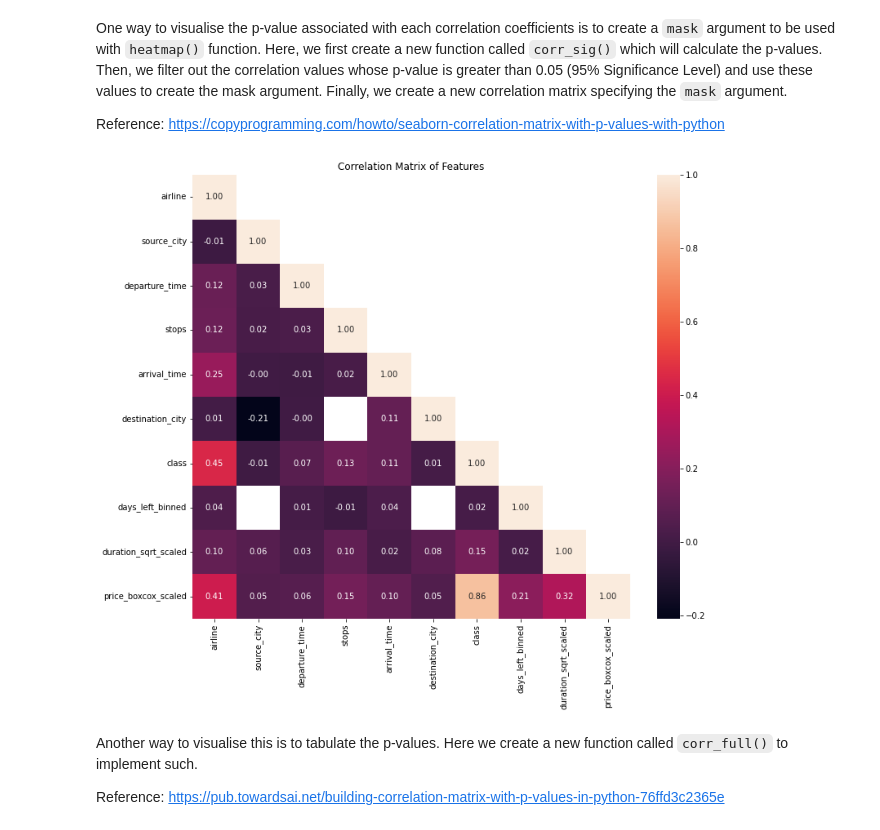
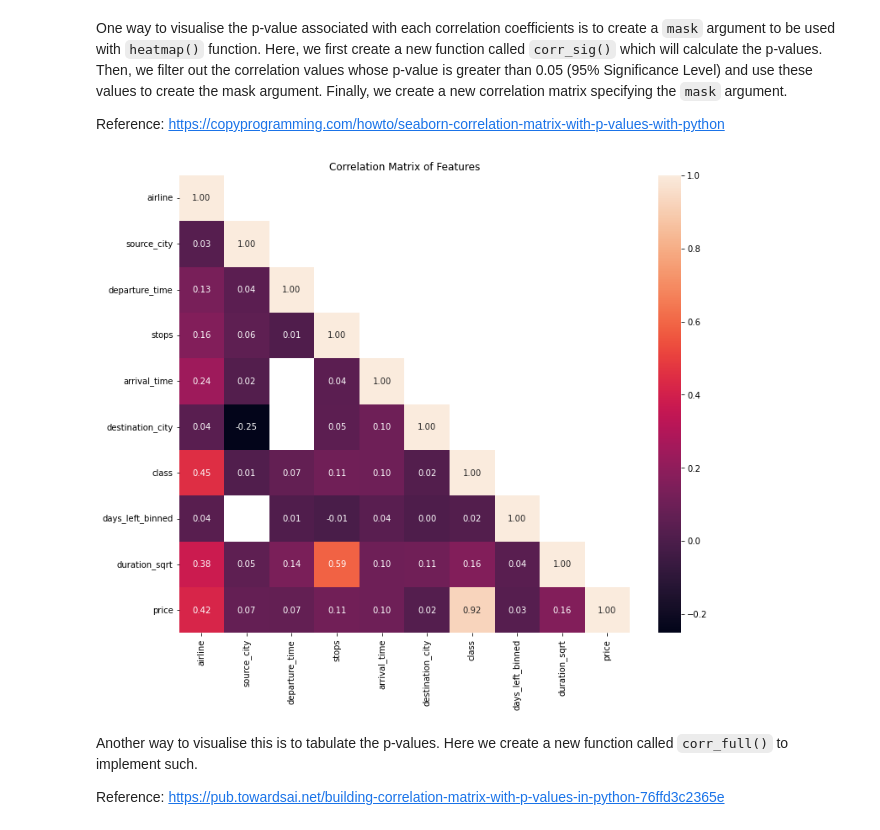
Before and after one commit to calebang/IS460, a Jupyter notebook: 02_Models/02a_LinearRegression.ipynb, the cells around one changed output. Drawn from its saved outputs; the diff is of its cells as text; code cells hidden in the pictures.

```diff
--- a/02_Models/02a_LinearRegression.ipynb
+++ b/02_Models/02a_LinearRegression.ipynb
@@ -21,7 +21,7 @@ from scipy.stats import pearsonr
 # %% [markdown]
 ### 2.0 Importing Dataset
 # %%
-df1 = pd.read_csv("../data/df1.csv", index_col=0)
+df1 = pd.read_csv("../data/df_prepared.csv", index_col=0)
 # %%
 df1.head()
 # %% [output]
@@ -54,20 +54,20 @@ Reference: https://copyprogramming.com/howto/seaborn-correlation-matrix-with-p-v
 # %%
 def corr_sig(df=None):
     p_matrix = np.zeros(shape=(df.shape[1],df.shape[1]))
     for col in df.columns:
         for col2 in df.drop(col,axis=1).columns:
-            _ , p = stats.pearsonr(df[col],df[col2])
+            _ , p = pearsonr(df[col],df[col2])
             p_matrix[df.columns.to_list().index(col),df.columns.to_list().index(col2)] = p
     return p_matrix
 
 p_values = corr_sig(df1)
 mask = np.invert(np.tril(p_values<0.05))
 plt.figure(figsize=(12, 10))
 sns.heatmap(correlation_matrix, annot=True, fmt=".2f", mask=mask)
 plt.title('Correlation Matrix of Features')
 plt.show()
 # %% [output]
-[figure, old version]
+[figure, new version]
 # %% [markdown]
 Another way to visualise this is to tabulate the p-values. Here we create a new function called `corr_full()` to implement such.
 
```
Also changed, not shown: parts of 40 cells of this notebook.
